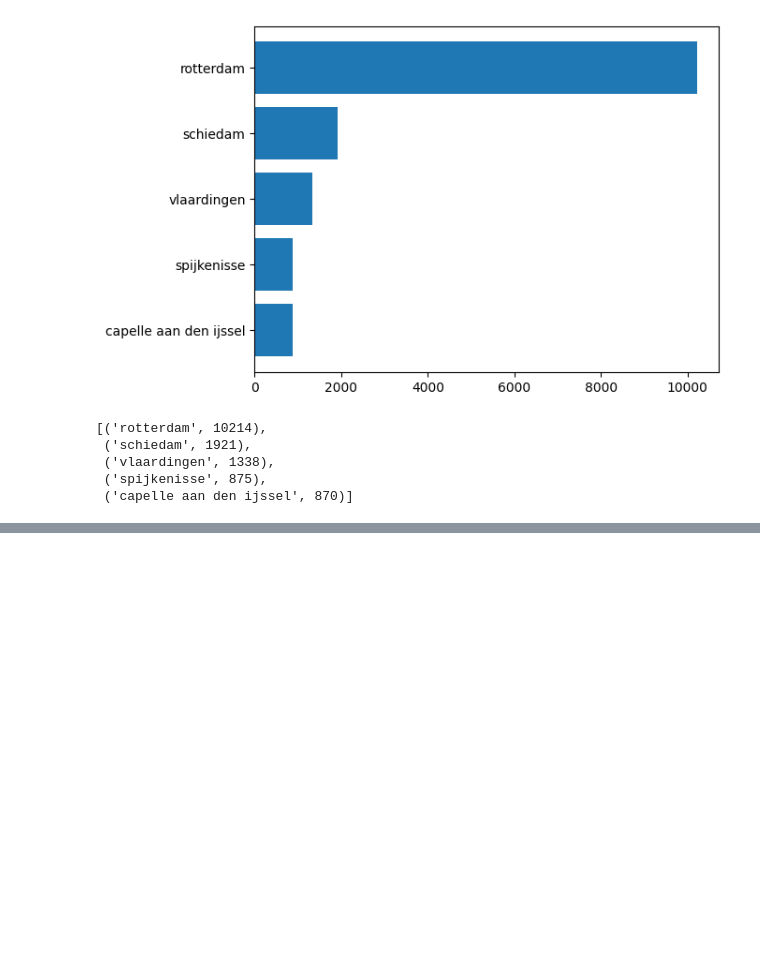
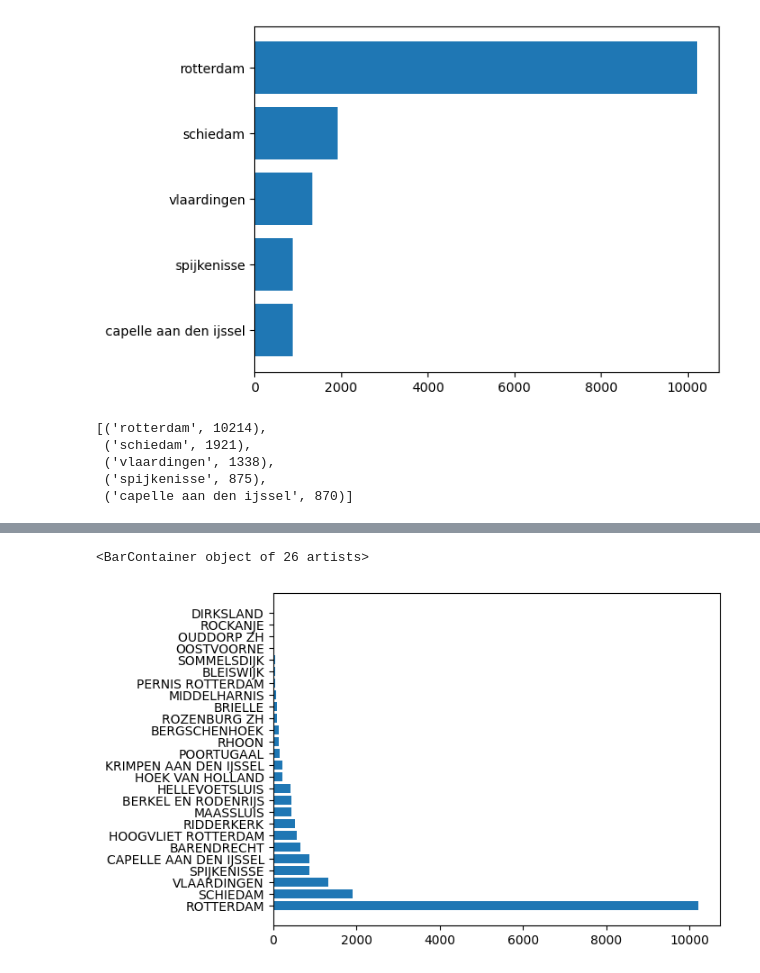
Before and after one commit to qwertycho/DS, a Jupyter notebook: python2/pandas.ipynb, the cells around one changed output, grey strips where cells are left out. Drawn from its saved outputs; the diff is of its cells as text; code cells hidden in the pictures; blank space fills up the shorter version.

```diff
--- a/python2/pandas.ipynb
+++ b/python2/pandas.ipynb
@@ -73,0 +65,3 @@ reversed([3,2,1])
+# %%
+tmp = df.groupby(['Plaats'])['Plaats'].count().sort_values(ascending=False)
+tmp
@@ -73,0 +86,17 @@ reversed([3,2,1])
+# %%
+import matplotlib.pyplot as plt
+
+fig1, ax1 = plt.subplots()
+xx, yy = [],[]
+
+for item in tmp.items():
+    if item[1] < 20:
+        continue
+    xx.append(item[0])
+    yy.append(item[1])
+
+
+ax1.barh(xx, yy)
+# %% [output]
+<BarContainer object of 26 artists>
+[figure, added]
```
Also changed, not shown: parts of 3 cells of this notebook, 2 other files.
